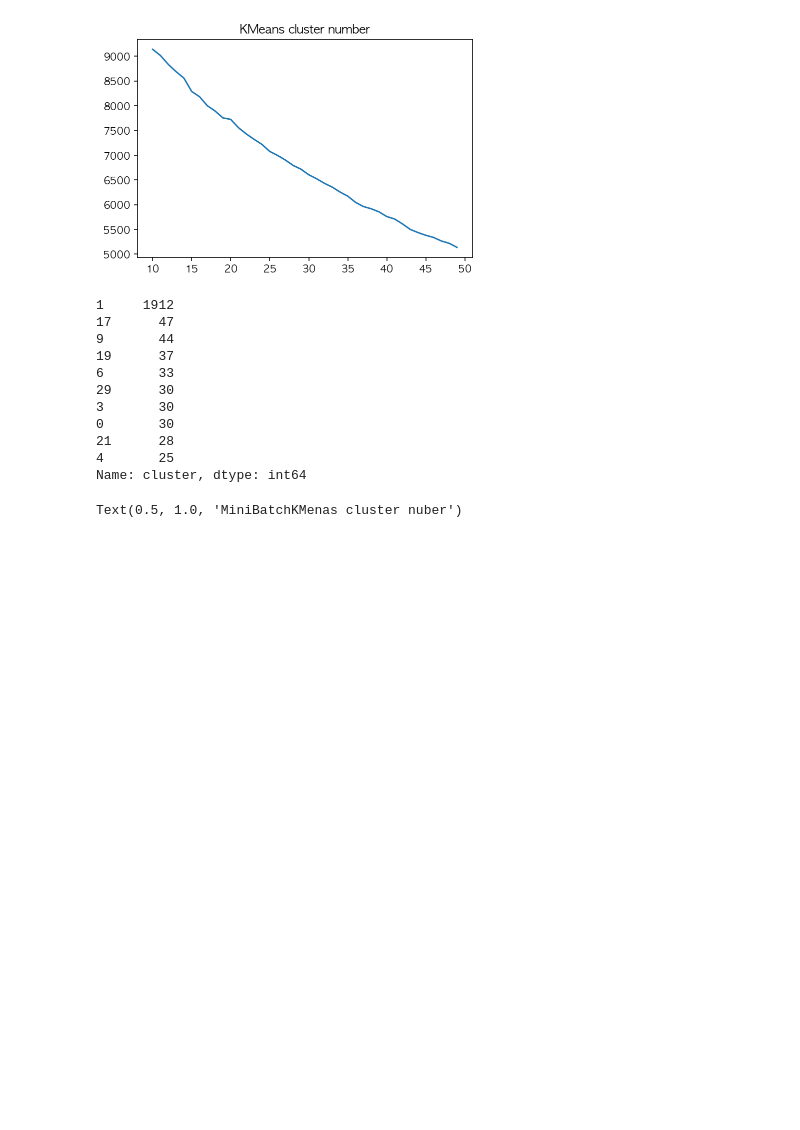
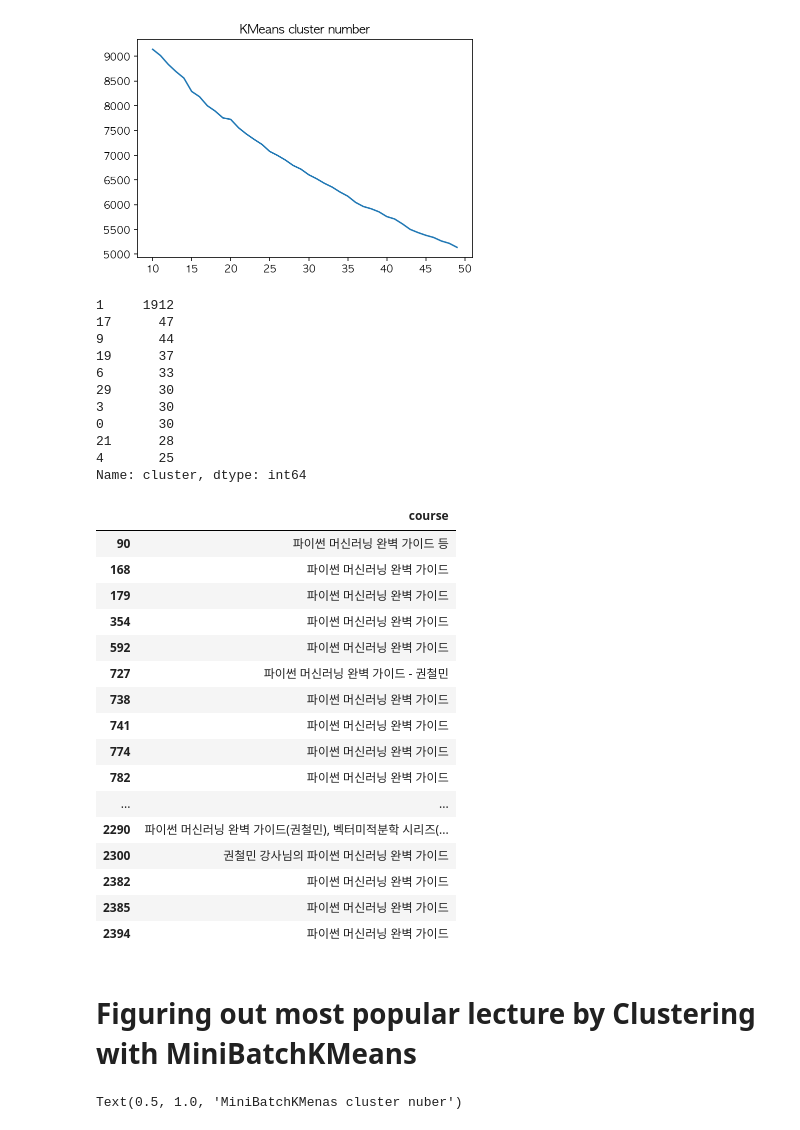
Before and after one commit to sloway/books, a Jupyter notebook: todaycode/inflearn-new-year-event-2020/02-inflearn-newyear-event-text-analysis.ipynb, the cells around one changed output. Cells and saved outputs as stored; diff of their text form; code cells hidden in the pictures; blank space fills up the shorter version.

```diff
--- a/todaycode/inflearn-new-year-event-2020/02-inflearn-newyear-event-text-analysis.ipynb
+++ b/todaycode/inflearn-new-year-event-2020/02-inflearn-newyear-event-text-analysis.ipynb
@@ -325,6 +376,28 @@ df["cluster"].value_counts().head(10)
 21      28
 4       25
 Name: cluster, dtype: int64
+# %%
+df.loc[df["cluster"] == 17, ["course"]]
+# %% [output]
+|  | course |
+| 90 | 파이썬 머신러닝 완벽 가이드 등 |
+| 168 | 파이썬 머신러닝 완벽 가이드 |
+| 179 | 파이썬 머신러닝 완벽 가이드 |
+| 354 | 파이썬 머신러닝 완벽 가이드 |
+| 592 | 파이썬 머신러닝 완벽 가이드 |
+| 727 | 파이썬 머신러닝 완벽 가이드 - 권철민 |
+| 738 | 파이썬 머신러닝 완벽 가이드 |
+| 741 | 파이썬 머신러닝 완벽 가이드 |
+| 774 | 파이썬 머신러닝 완벽 가이드 |
+| 782 | 파이썬 머신러닝 완벽 가이드 |
+| ... | ... |
+| 2290 | 파이썬 머신러닝 완벽 가이드(권철민), 벡터미적분학 시리즈(... |
+| 2300 | 권철민 강사님의 파이썬 머신러닝 완벽 가이드 |
+| 2382 | 파이썬 머신러닝 완벽 가이드 |
+| 2385 | 파이썬 머신러닝 완벽 가이드 |
+| 2394 | 파이썬 머신러닝 완벽 가이드 |
+# %% [markdown]
+# Figuring out most popular lecture by Clustering with MiniBatchKMeans
 # %%
 from sklearn.cluster import MiniBatchKMeans
 b_inertia = []
```
Also changed, not shown: parts of 28 cells of this notebook, 2 other files.
